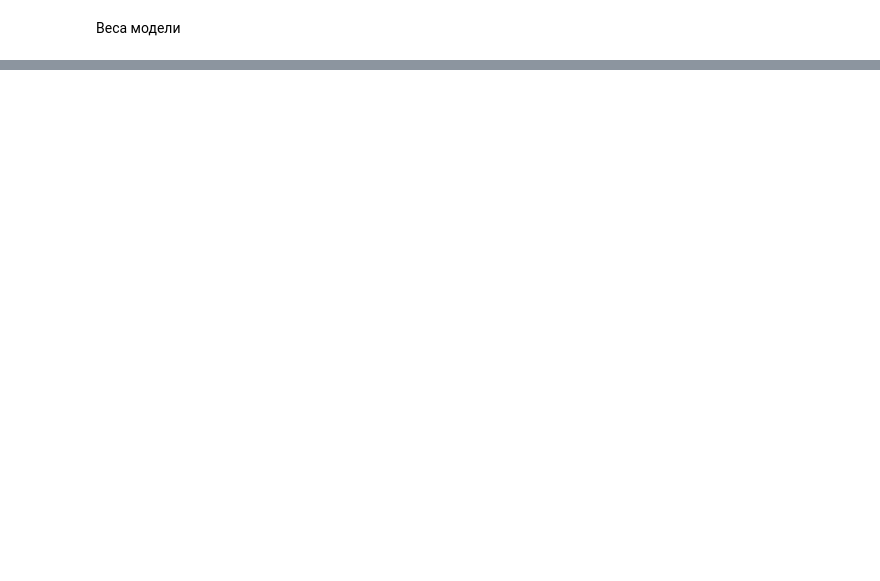
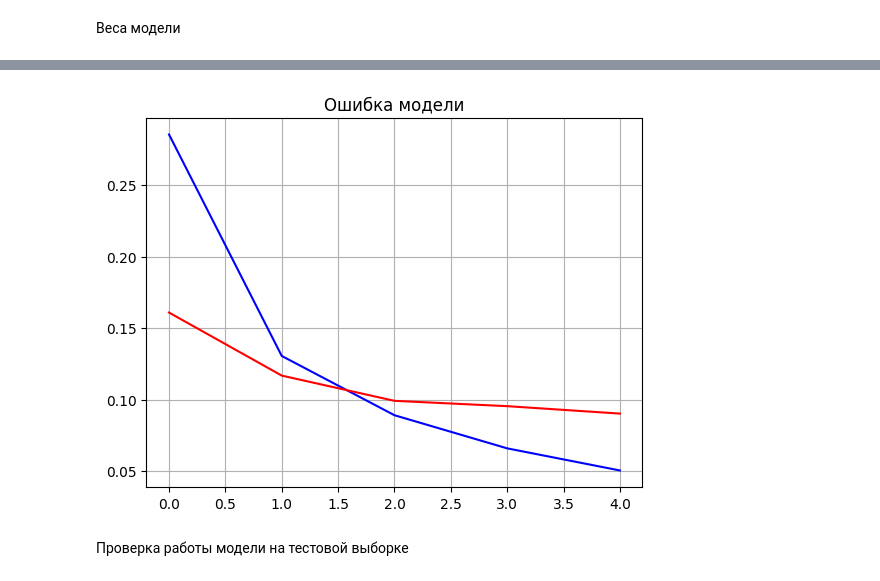
Before and after one commit to cond3nz/MLSTUD, a Jupyter notebook: study.ipynb, the cells around one changed output, grey strips where cells are left out. Saved outputs shown, nothing was run; the diff lists cells and outputs as text; code cells hidden in the pictures; blank space fills up the shorter version.

```diff
--- a/study.ipynb
+++ b/study.ipynb
@@ -62,0 +87,6 @@ print(model.get_weights())
+# %%
+num_predict = keras.Sequential([
+    Flatten(input_shape=(28,28,1)),
+    Dense(128,activation="relu"),
+    Dense(10,activation = "softmax"),
+])
@@ -62,0 +127,2 @@ print(model.get_weights())
+# %%
+num_predict.compile(optimizer='adam',loss='categorical_crossentropy',metrics=['accuracy'])
@@ -62,0 +133,3 @@ print(model.get_weights())
+# %%
+y_train_vec=keras.utils.to_categorical(y_train,10)
+y_test_vec=keras.utils.to_categorical(y_test,10)
@@ -62,0 +144,2 @@ print(model.get_weights())
+# %%
+num_history=num_predict.fit(x_tarin,y_train_vec,batch_size=32,epochs=5,validation_split=0.2)
@@ -62,0 +157,10 @@ print(model.get_weights())
+# %%
+plt.title("Ошибка модели")
+plt.plot(num_history.history["loss"],color="blue",label='ошибка тренировки')
+plt.plot(num_history.history["val_loss"],color = "red",label='ошибка валидации')
+plt.grid(True)
+plt.show()
+# %% [output]
+[figure, added]
+# %% [markdown]
+Проверка работы модели на тестовой выборке
```
Also changed, not shown: parts of 33 cells of this notebook.
